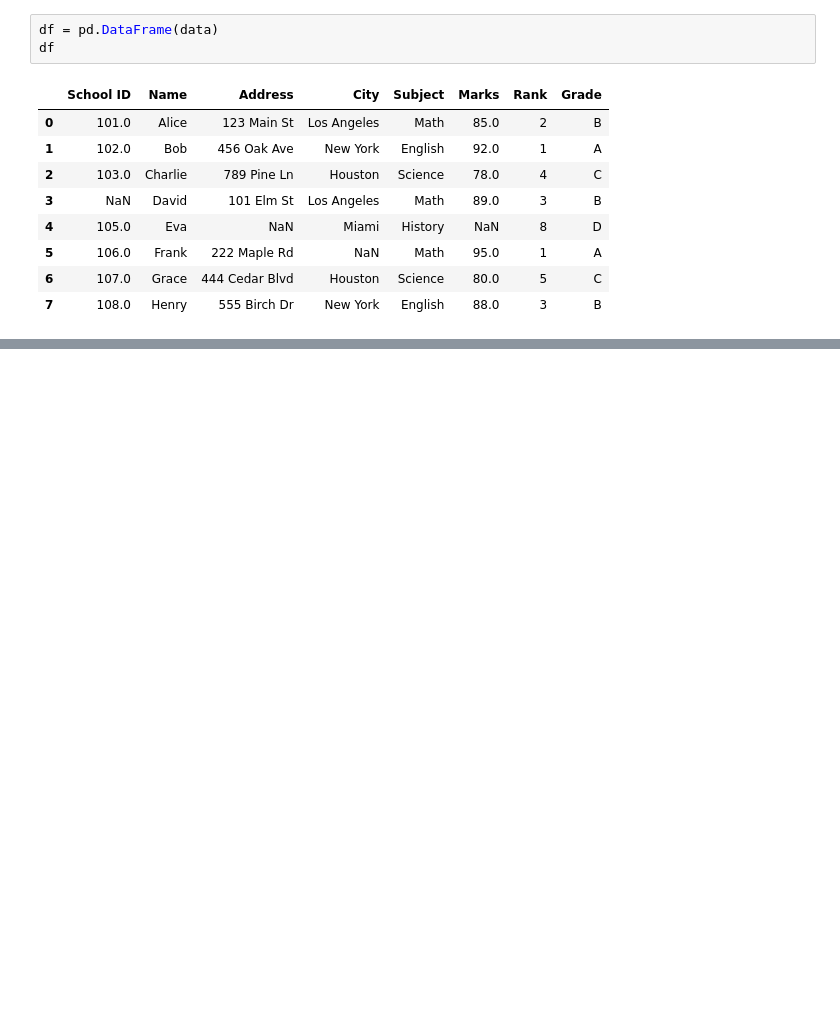
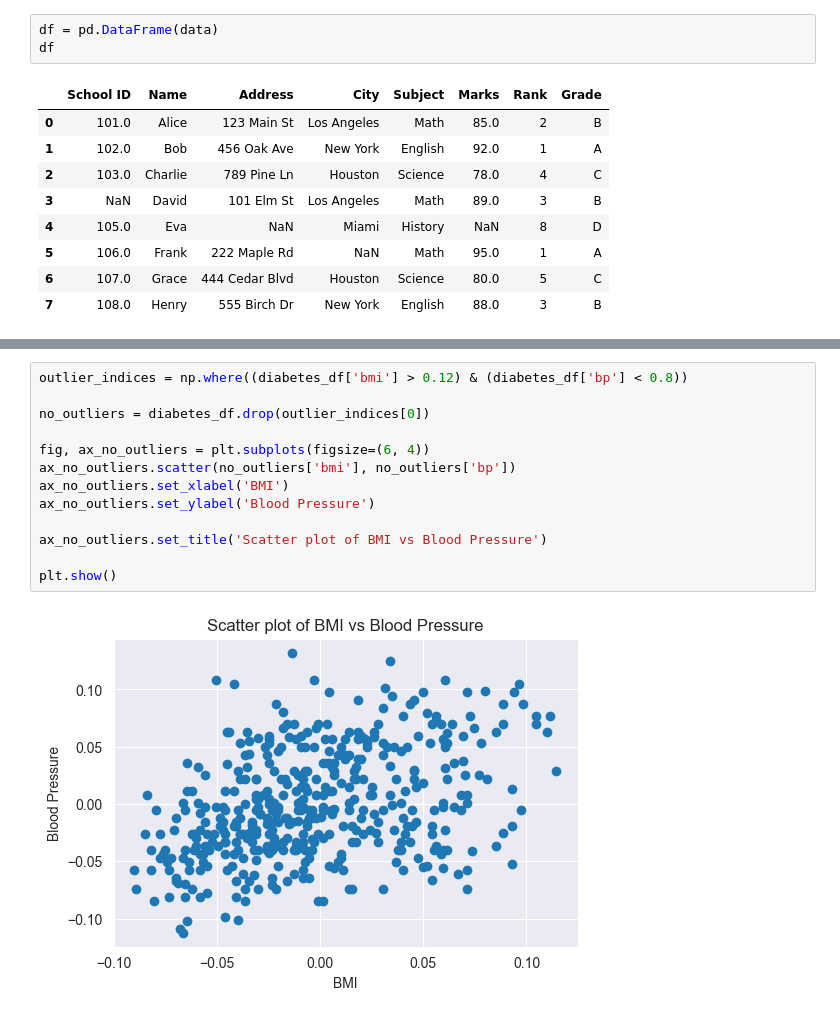
Before and after one commit to korisnik-samson/data-fusion_feature-extraction, a Jupyter notebook: diffe-week-4/notebook.ipynb, the cells around one changed output, grey strips where cells are left out. Saved outputs shown, nothing was run; the diff lists cells and outputs as text; blank space fills up the shorter version.

```diff
--- a/diffe-week-4/notebook.ipynb
+++ b/diffe-week-4/notebook.ipynb
@@ -35,0 +256,15 @@ df
+# %%
+outlier_indices = np.where((diabetes_df['bmi'] > 0.12) & (diabetes_df['bp'] < 0.8))
+
+no_outliers = diabetes_df.drop(outlier_indices[0])
+
+fig, ax_no_outliers = plt.subplots(figsize=(6, 4))
+ax_no_outliers.scatter(no_outliers['bmi'], no_outliers['bp'])
+ax_no_outliers.set_xlabel('BMI')
+ax_no_outliers.set_ylabel('Blood Pressure')
+
+ax_no_outliers.set_title('Scatter plot of BMI vs Blood Pressure')
+
+plt.show()
+# %% [output]
+[figure, added]
```
Also changed, not shown: parts of 26 cells of this notebook.
